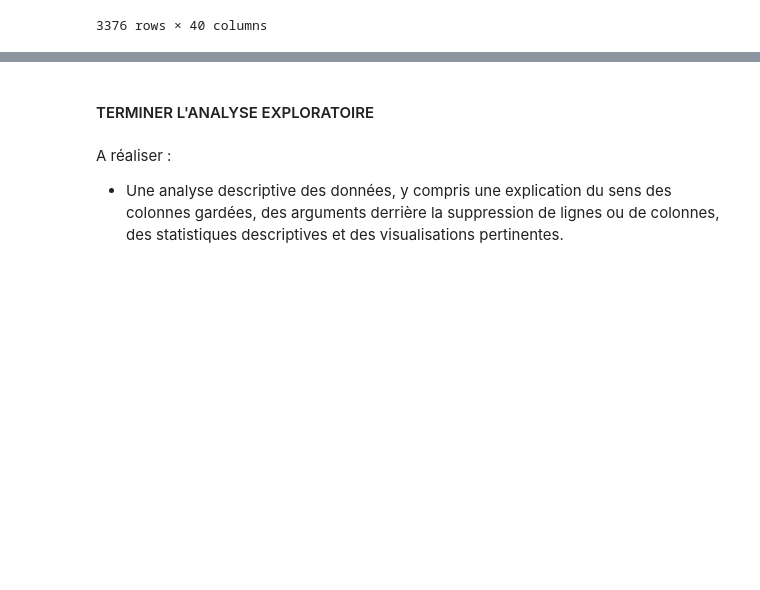
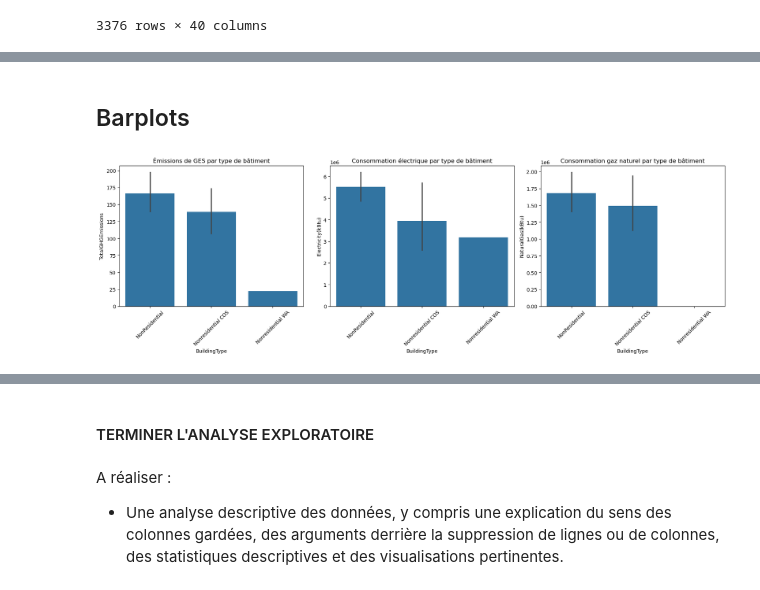
Before and after one commit to Lavin2110120/Projet-3, a Jupyter notebook: P3_template_modelistation_supervisee_data_scientist.ipynb, the cells around one changed output, grey strips where cells are left out. Saved outputs shown, nothing was run; the diff lists cells and outputs as text; code cells hidden in the pictures; blank space fills up the shorter version.

```diff
--- a/P3_template_modelistation_supervisee_data_scientist.ipynb
+++ b/P3_template_modelistation_supervisee_data_scientist.ipynb
@@ -89,0 +219,4 @@ data
+# %%
+residential=['NonResidential','Nonresidential COS','Nonresidential WA']
+# %%
+data=data.loc[data['BuildingType'].isin(residential)]
@@ -89,0 +227,7 @@ data
+# %%
+def monousage(valeur):
+    if pd.isna(valeur) is True :
+        return 'Oui'
+    else : return 'Non'
+
+data['Monousage'] = data['SecondLargestPropertyUseType'].apply(monousage)
@@ -89,0 +254,2 @@ data
+# %%
+data=data.drop(columns=['SiteEnergyUse(kBtu)','SiteEnergyUseWN(kBtu)','SteamUse(kBtu)','SiteEUIWN(kBtu/sf)','SourceEUI(kBtu/sf)','SourceEUIWN(kBtu/sf)','SiteEUI(kBtu/sf)'])
@@ -89,0 +330,21 @@ data
+# %% [markdown]
+## Barplots
+# %%
+fig, axes = plt.subplots(1, 3, figsize=(18, 6))  # 1 ligne, 3 colonnes
+
+sns.barplot(data=data, x='BuildingType', y='TotalGHGEmissions', ax=axes[0])
+axes[0].set_title('Émissions de GES par type de bâtiment')
+axes[0].tick_params(axis='x', rotation=45)
+
+sns.barplot(data=data, x='BuildingType', y='Electricity(kBtu)', ax=axes[1])
+axes[1].set_title('Consommation électrique par type de bâtiment')
+axes[1].tick_params(axis='x', rotation=45)
+
+sns.barplot(data=data, x='BuildingType', y='NaturalGas(kBtu)', ax=axes[2])
+axes[2].set_title('Consommation gaz naturel par type de bâtiment')
+axes[2].tick_params(axis='x', rotation=45)
+
+plt.tight_layout()
+plt.show()
+# %% [output]
+[figure, added]
```
Also changed, not shown: parts of 48 cells of this notebook.
